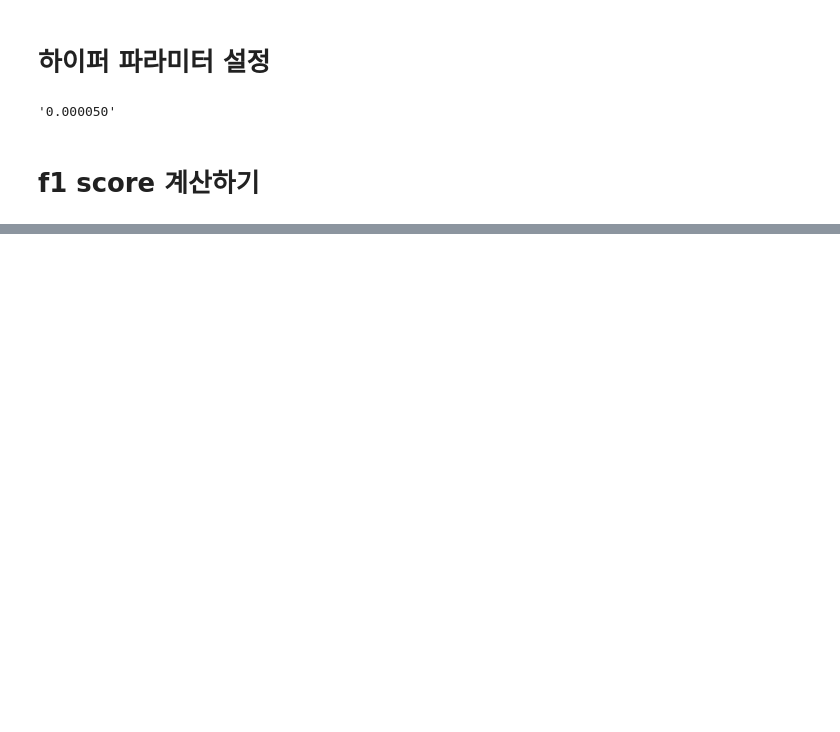
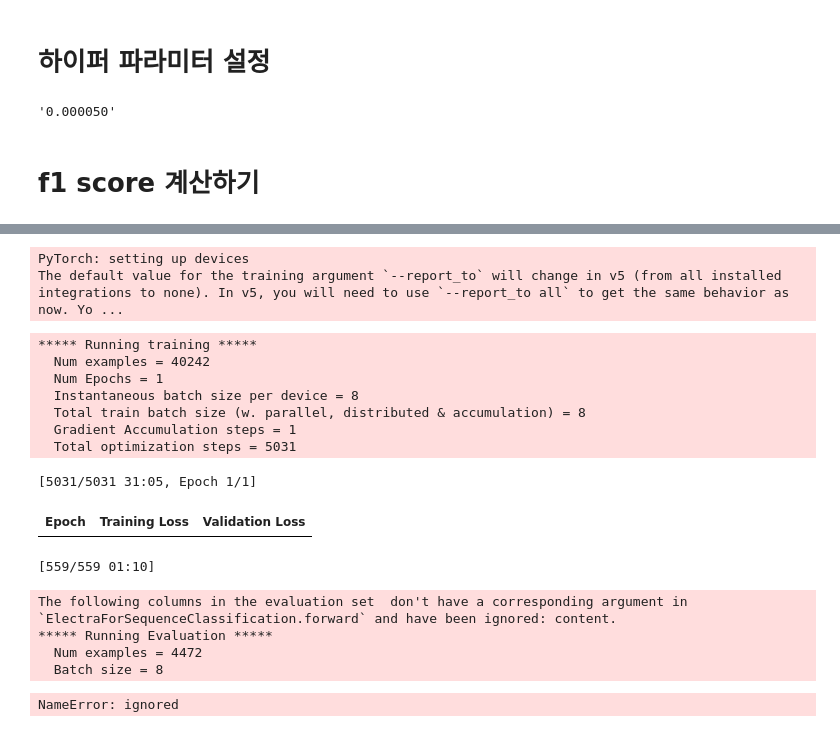
Before and after one commit to Team-M1/badwords-classifier-train, a Jupyter notebook: 모델_훈련.ipynb, the cells around one changed output, grey strips where cells are left out. Saved outputs shown, nothing was run; the diff lists cells and outputs as text; code cells hidden in the pictures; blank space fills up the shorter version.

```diff
--- a/모델_훈련.ipynb
+++ b/모델_훈련.ipynb
@@ -62,0 +50,7 @@ set_seed(42)
+# %%
+from transformers import ElectraForSequenceClassification
+from tokenization_kocharelectra import KoCharElectraTokenizer
+
+
+model = ElectraForSequenceClassification.from_pretrained("monologg/kocharelectra-small-discriminator", **model_config)
+tokenizer = KoCharElectraTokenizer.from_pretrained("monologg/kocharelectra-small-discriminator", model_max_length=512)
@@ -127,0 +146,5 @@ epochs = 15
+# %%
+from data_loader import get_data_loaders
+
+
+train_data, val_data, test_data = get_data_loaders(tokenizer, return_loader=False)
@@ -127,0 +155,48 @@ epochs = 15
+# %%
+from transformers import TrainingArguments, EarlyStoppingCallback
+
+from trainer import ImbalancedSamplerTrainer
+
+
+args = TrainingArguments(
+    output_dir=path_to_drive,
+    overwrite_output_dir=True,
+    evaluation_strategy="epoch",
+    num_train_epochs=1,
+    save_strategy="epoch",
+    seed=42,
+    load_best_model_at_end=True,
+    metric_for_best_model="f1",
+    greater_is_better=True,
+)
+
+trainer = ImbalancedSamplerTrainer(
+    model=model,
+    args=args,
+    train_dataset=train_data,
+    eval_dataset=val_data,
+    tokenizer=tokenizer,
+    compute_metrics=compute_metrics,
+    callbacks=[EarlyStoppingCallback(early_stopping_patience=3)],
+)
+# %% [output]
+PyTorch: setting up devices
+The default value for the training argument `--report_to` will change in v5 (from all installed integrations to none). In v5, you will need to use `--report_to all` to get the same behavior as now. Yo ...
+# %%
+trainer.train()
+# %% [output]
+***** Running training *****
+  Num examples = 40242
+  Num Epochs = 1
+  Instantaneous batch size per device = 8
+  Total train batch size (w. parallel, distributed & accumulation) = 8
+  Gradient Accumulation steps = 1
+  Total optimization steps = 5031
+[5031/5031 31:05, Epoch 1/1]
+| Epoch | Training Loss | Validation Loss |
+[559/559 01:10]
+The following columns in the evaluation set  don't have a corresponding argument in `ElectraForSequenceClassification.forward` and have been ignored: content.
+***** Running Evaluation *****
+  Num examples = 4472
+  Batch size = 8
+NameError: ignored
```
Also changed, not shown: parts of 11 cells of this notebook.
